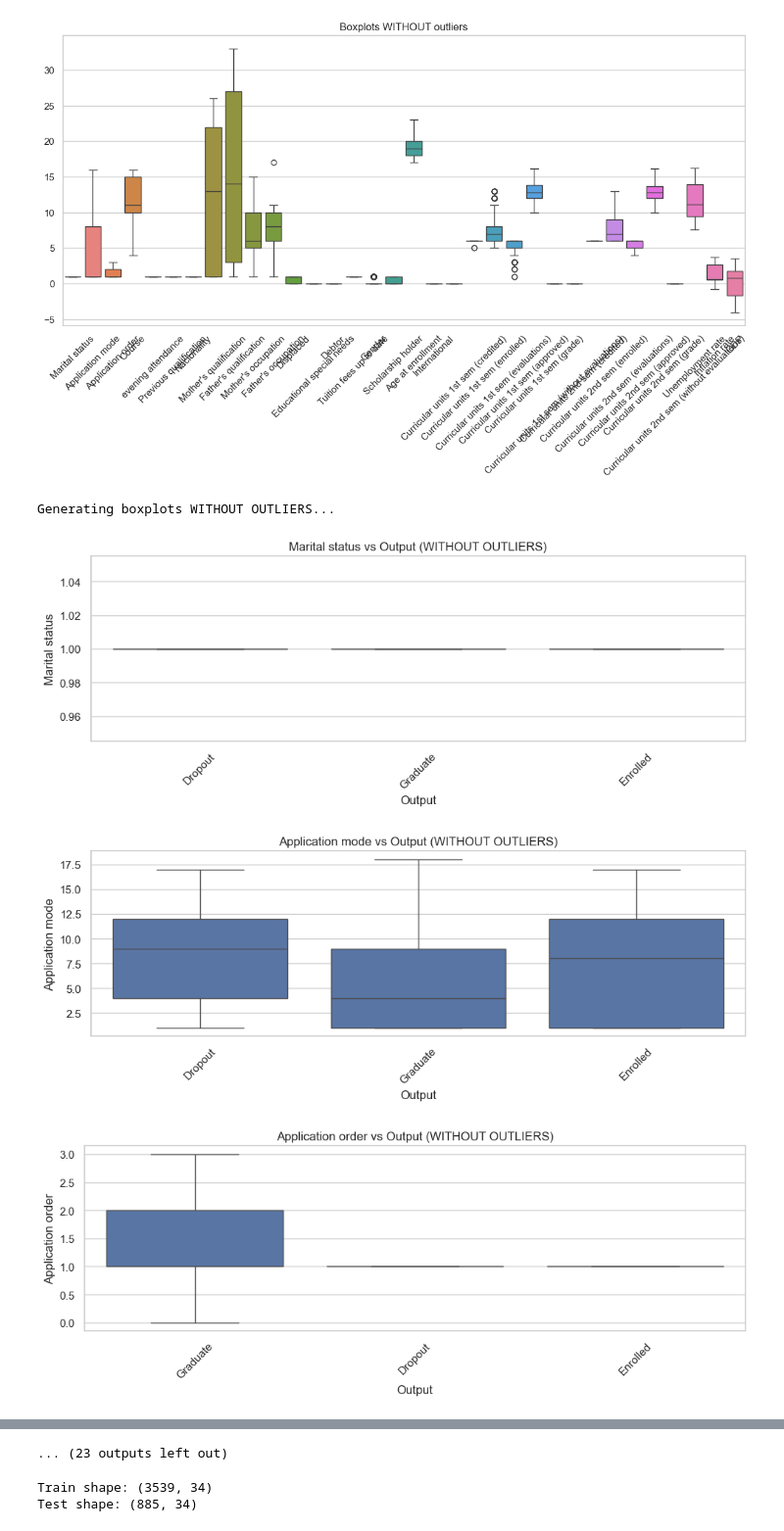
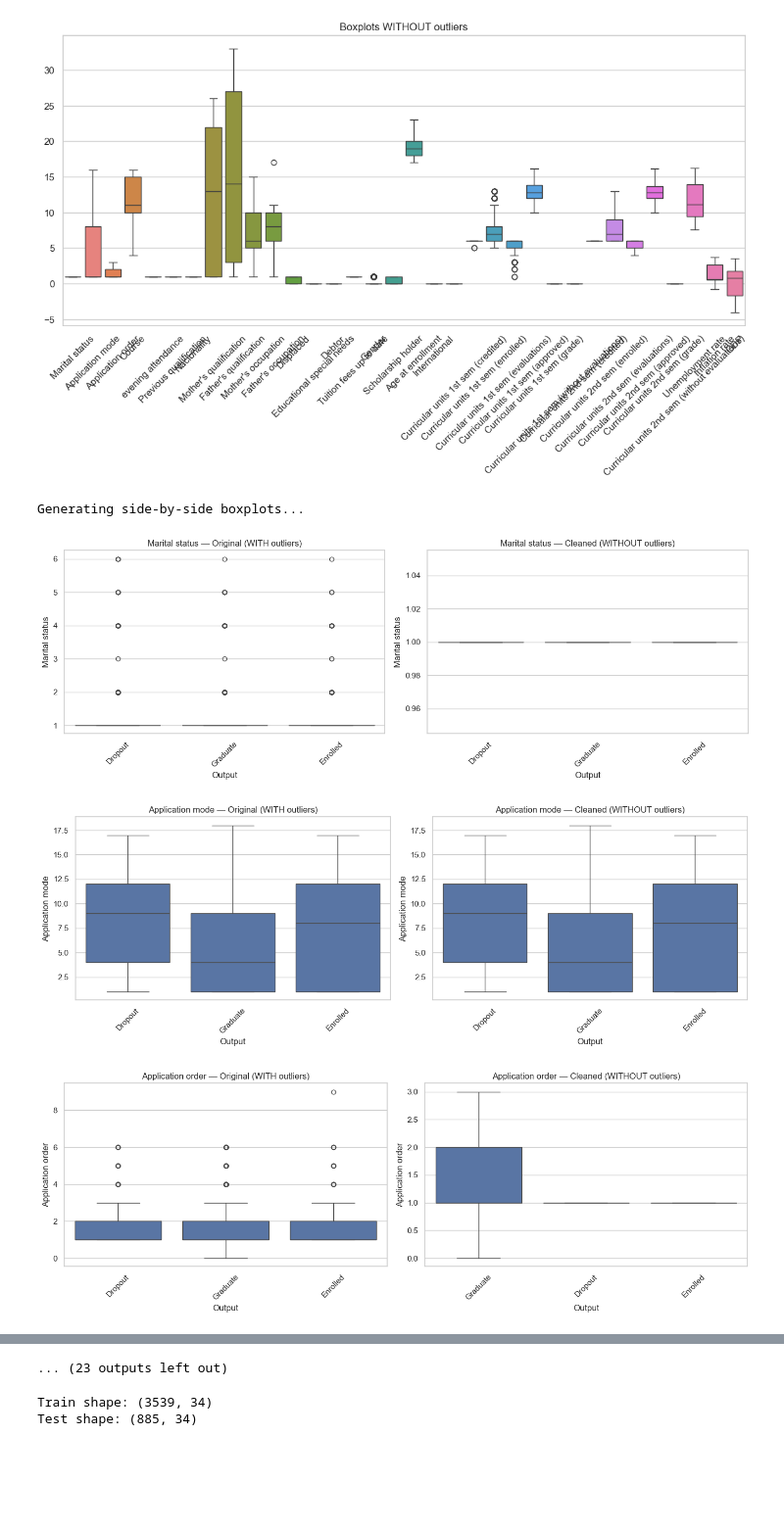
Before and after one commit to defneelagoz/practical-course, a Jupyter notebook: predictive_model/data_analysis_uni_jpy.ipynb, the cells around one changed output, grey strips where cells are left out. Shown at 98% size. Cells and saved outputs as stored; diff of their text form; code cells hidden in the pictures; blank space fills up the shorter version.

```diff
--- a/predictive_model/data_analysis_uni_jpy.ipynb
+++ b/predictive_model/data_analysis_uni_jpy.ipynb
@@ -122,28 +122,37 @@ plt.show()
 Shape without outliers: (675, 35)
 [figure]
 # %%
-print("Generating boxplots WITHOUT OUTLIERS...")
+TARGET = "Output"
 
 def remove_outliers_iqr(df, column):
     Q1 = df[column].quantile(0.25)
     Q3 = df[column].quantile(0.75)
     IQR = Q3 - Q1
     lower = Q1 - 1.5 * IQR
     upper = Q3 + 1.5 * IQR
     return df[(df[column] >= lower) & (df[column] <= upper)]
 
+print("Generating side-by-side boxplots...")
 
 for col in numeric_cols:
     df_clean = remove_outliers_iqr(df, col)
 
-    plt.figure(figsize=(10,4))
-    sns.boxplot(data=df_clean, x=TARGET_COL, y=col, showfliers=False)
-    plt.title(f"{col} vs {TARGET_COL} (WITHOUT OUTLIERS)")
-    plt.xticks(rotation=45)
+    fig, axes = plt.subplots(1, 2, figsize=(14, 5))
+
+    # LEFT — normal
+    sns.boxplot(data=df, x=TARGET, y=col, ax=axes[0], showfliers=True)
+    axes[0].set_title(f"{col} — Original (WITH outliers)")
+    axes[0].tick_params(axis='x', rotation=45)
+
+    # RIGHT — outliers removed
+    sns.boxplot(data=df_clean, x=TARGET, y=col, ax=axes[1], showfliers=False)
+    axes[1].set_title(f"{col} — Cleaned (WITHOUT outliers)")
+    axes[1].tick_params(axis='x', rotation=45)
+
     plt.tight_layout()
     plt.show()
 # %% [output]
-Generating boxplots WITHOUT OUTLIERS...
+Generating side-by-side boxplots...
-[figure, old version]
+[figure, new version]
-[figure, old version]
+[figure, new version]
-[figure, old version]
+[figure, new version]
```
Also changed, not shown: parts of 1 cell of this notebook.
